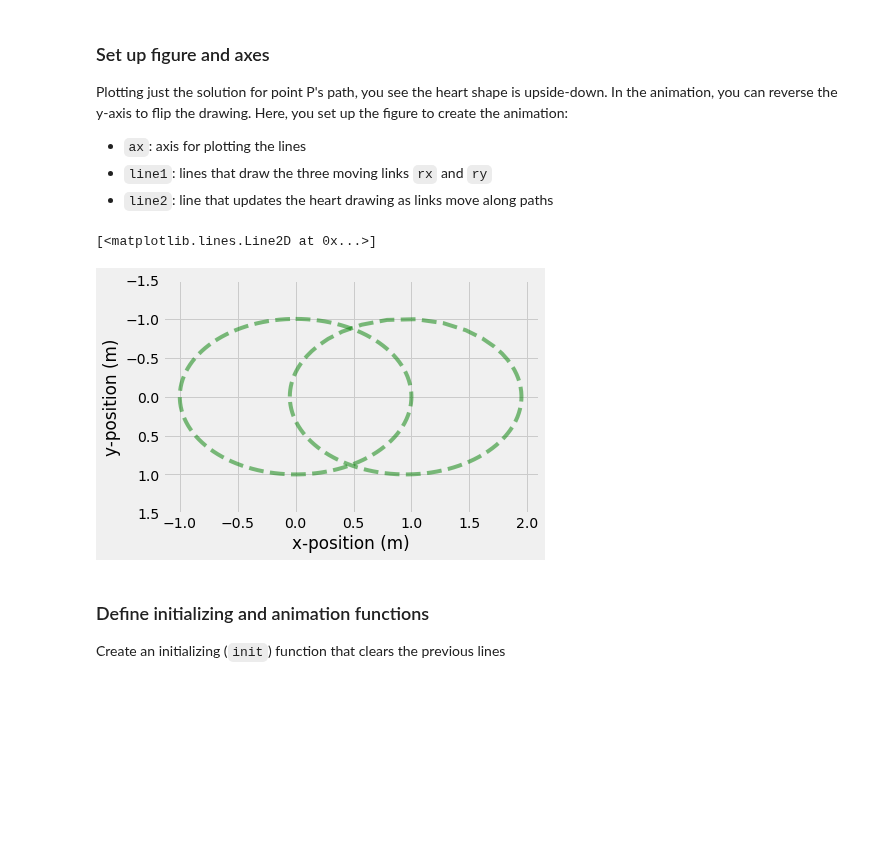
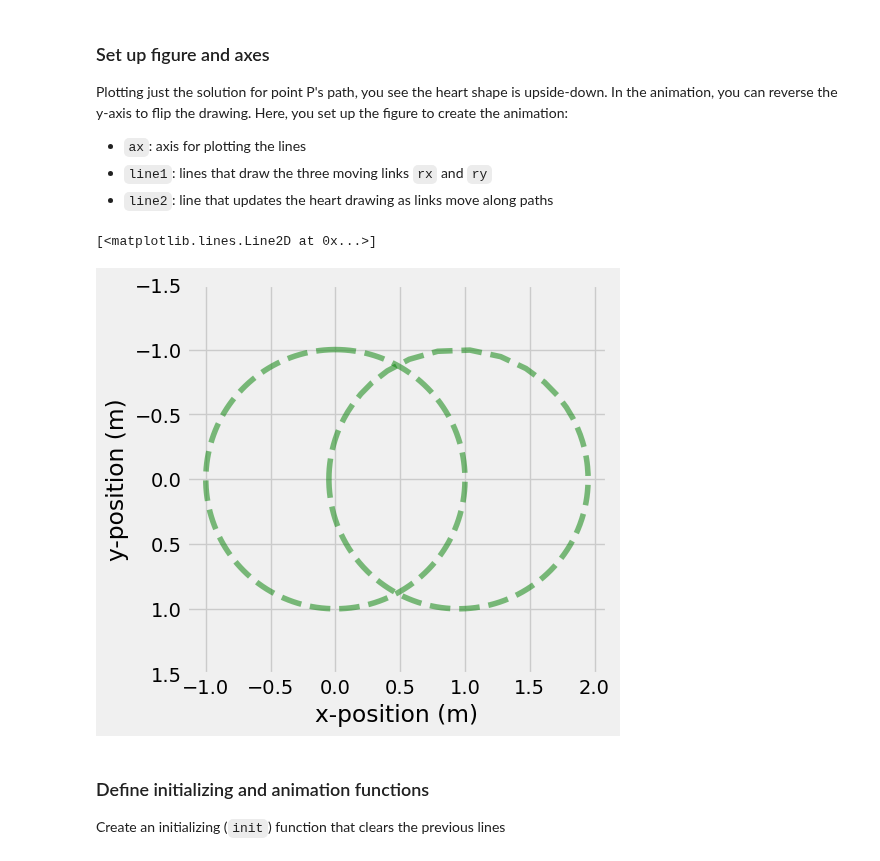
Before and after one commit to cooperrc/engineering-dynamics, a Jupyter notebook: module_02/valentine.ipynb, the cells around one changed output. Cells and saved outputs as stored; diff of their text form; code cells hidden in the pictures; blank space fills up the shorter version.

```diff
--- a/module_02/valentine.ipynb
+++ b/module_02/valentine.ipynb
@@ -211,18 +211,18 @@ drawing. Here, you set up the figure to create the animation:
 # %%
 fig, ax = plt.subplots()
 
-#ax.set_xlim(( -30, 30))
 ax.set_ylim((1.5, -1.5))
 ax.set_xlabel('x-position (m)')
 ax.set_ylabel('y-position (m)')
+ax.set_aspect('equal')
 
 line1, = ax.plot([], [],'bo-')
 line2, = ax.plot([], [],'r')
 ax.plot(rx[1,:],ry[1,:],'g--', alpha=0.5)
 ax.plot(rx[2,:],ry[2,:],'g--', alpha=0.5)
 # %% [output]
 [<matplotlib.lines.Line2D at 0x...>]
-[figure, old version]
+[figure, new version]
 # %% [markdown]
 ### Define initializing and animation functions
 
```
Also changed, not shown: parts of 4 cells of this notebook, 1 other file.
